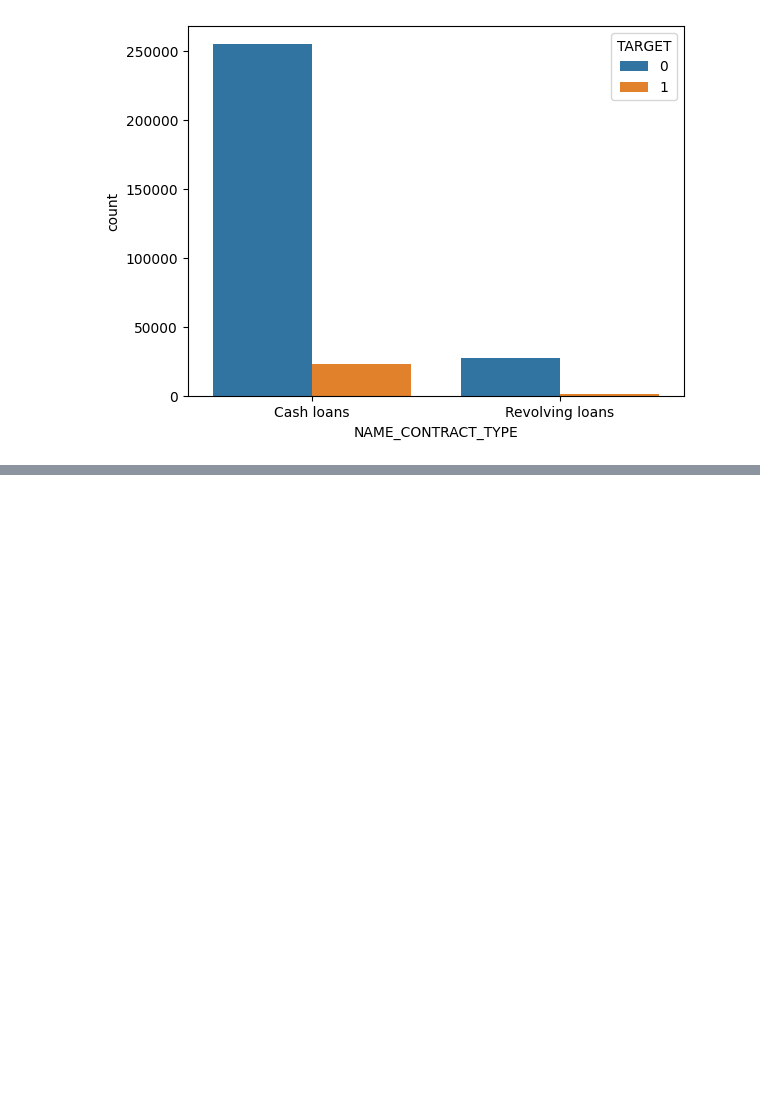
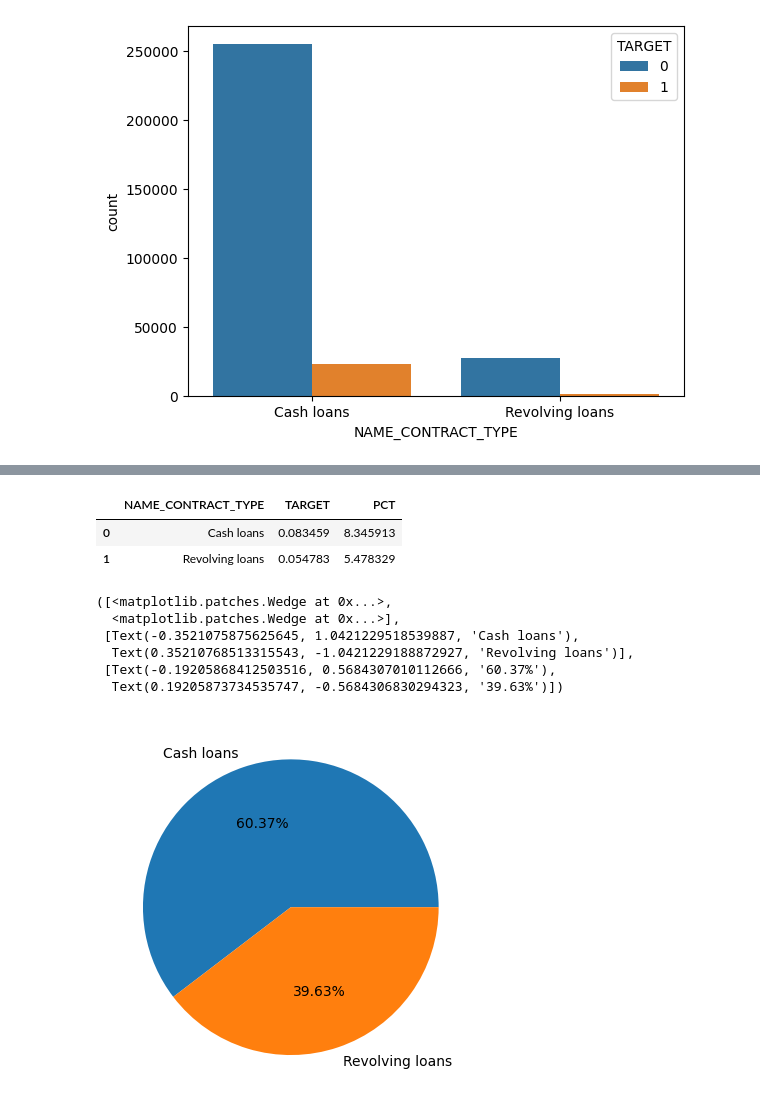
Before and after one commit to htetaunglynn94/portfolio_projects, a Jupyter notebook: eda_on_loan_default.ipynb, the cells around one changed output, grey strips where cells are left out. Drawn from its saved outputs; the diff is of its cells as text; code cells hidden in the pictures; blank space fills up the shorter version.

Commit message:
Update loan default project

```diff
--- a/eda_on_loan_default.ipynb
+++ b/eda_on_loan_default.ipynb
@@ -815,0 +833,4 @@ KeyboardInterrupt:
+# %%
+# Percentage of defaulters on each contract type
+data_pct = app_score_col_rmvd.groupby(['NAME_CONTRACT_TYPE'], as_index=False)['TARGET'].mean()
+data_pct
@@ -815,0 +852,17 @@ KeyboardInterrupt:
+# %%
+data_pct['PCT'] = data_pct['TARGET']*100
+data_pct
+# %% [output]
+|  | NAME_CONTRACT_TYPE | TARGET | PCT |
+| 0 | Cash loans | 0.083459 | 8.345913 |
+| 1 | Revolving loans | 0.054783 | 5.478329 |
+# %%
+plt.pie(data=data_pct, x='PCT', labels='NAME_CONTRACT_TYPE', autopct='%1.2f%%')
+# %% [output]
+([<matplotlib.patches.Wedge at 0x...>,
+  <matplotlib.patches.Wedge at 0x...>],
+ [Text(-0.3521075875625645, 1.0421229518539887, 'Cash loans'),
+  Text(0.35210768513315543, -1.0421229188872927, 'Revolving loans')],
+ [Text(-0.19205868412503516, 0.5684307010112666, '60.37%'),
+  Text(0.19205873734535747, -0.5684306830294323, '39.63%')])
+[figure, added]
```
Also changed, not shown: parts of 6 cells of this notebook.
